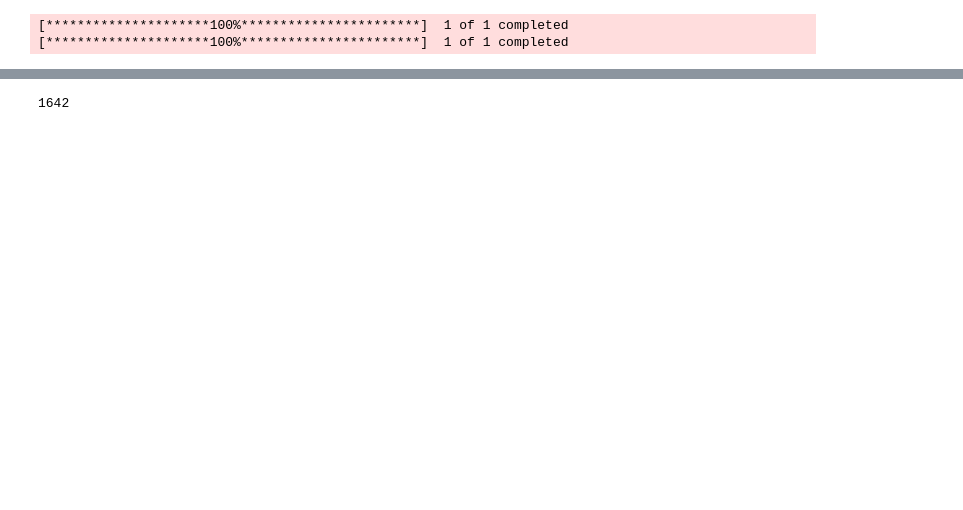
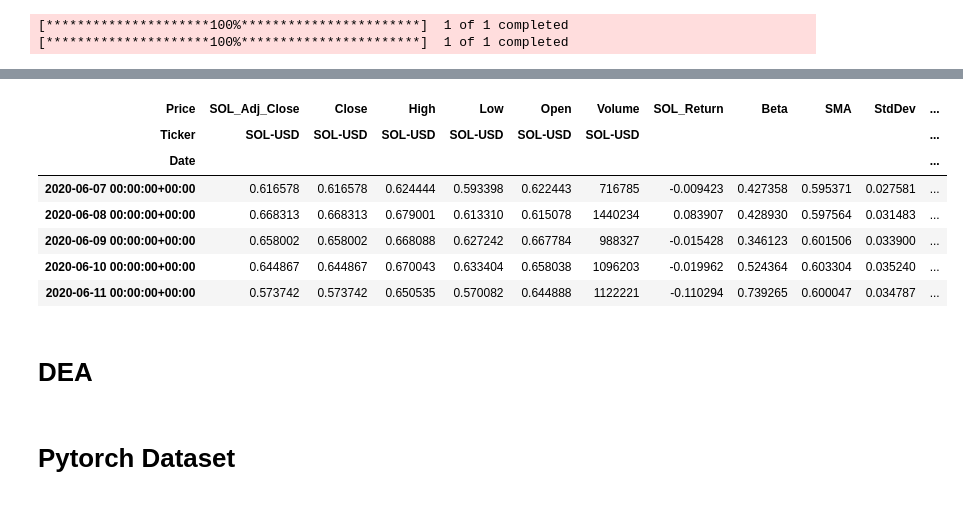
Before and after one commit to MicheleGiambelli/Deep-Learning-Project, a Jupyter notebook: Untitled9.ipynb, the cells around one changed output, grey strips where cells are left out. Drawn from its saved outputs; the diff is of its cells as text; code cells hidden in the pictures; blank space fills up the shorter version.

```diff
--- a/Untitled9.ipynb
+++ b/Untitled9.ipynb
@@ -74,4 +66,16 @@ df.head()
-# %%
-len(df)
-# %% [output]
-1642
+# %%
+df.drop(df.columns[[6,7,8,9,10,11,13]], axis=1, inplace=True) # tolgo le colonne relative a BTC che non mi servono
+df.head()
+# %% [output]
+| Price | SOL_Adj_Close | Close | High | Low | Open | Volume | SOL_Return | Beta | SMA | StdDev | ... |
+| Ticker | SOL-USD | SOL-USD | SOL-USD | SOL-USD | SOL-USD | SOL-USD |  |  |  |  | ... |
+| Date |  |  |  |  |  |  |  |  |  |  | ... |
+| 2020-06-07 00:00:00+00:00 | 0.616578 | 0.616578 | 0.624444 | 0.593398 | 0.622443 | 716785 | -0.009423 | 0.427358 | 0.595371 | 0.027581 | ... |
+| 2020-06-08 00:00:00+00:00 | 0.668313 | 0.668313 | 0.679001 | 0.613310 | 0.615078 | 1440234 | 0.083907 | 0.428930 | 0.597564 | 0.031483 | ... |
+| 2020-06-09 00:00:00+00:00 | 0.658002 | 0.658002 | 0.668088 | 0.627242 | 0.667784 | 988327 | -0.015428 | 0.346123 | 0.601506 | 0.033900 | ... |
+| 2020-06-10 00:00:00+00:00 | 0.644867 | 0.644867 | 0.670043 | 0.633404 | 0.658038 | 1096203 | -0.019962 | 0.524364 | 0.603304 | 0.035240 | ... |
+| 2020-06-11 00:00:00+00:00 | 0.573742 | 0.573742 | 0.650535 | 0.570082 | 0.644888 | 1122221 | -0.110294 | 0.739265 | 0.600047 | 0.034787 | ... |
+# %% [markdown]
+# DEA
+# %% [markdown]
+**<h1>Pytorch Dataset</h1>**
```
Also changed, not shown: parts of 12 cells of this notebook.
